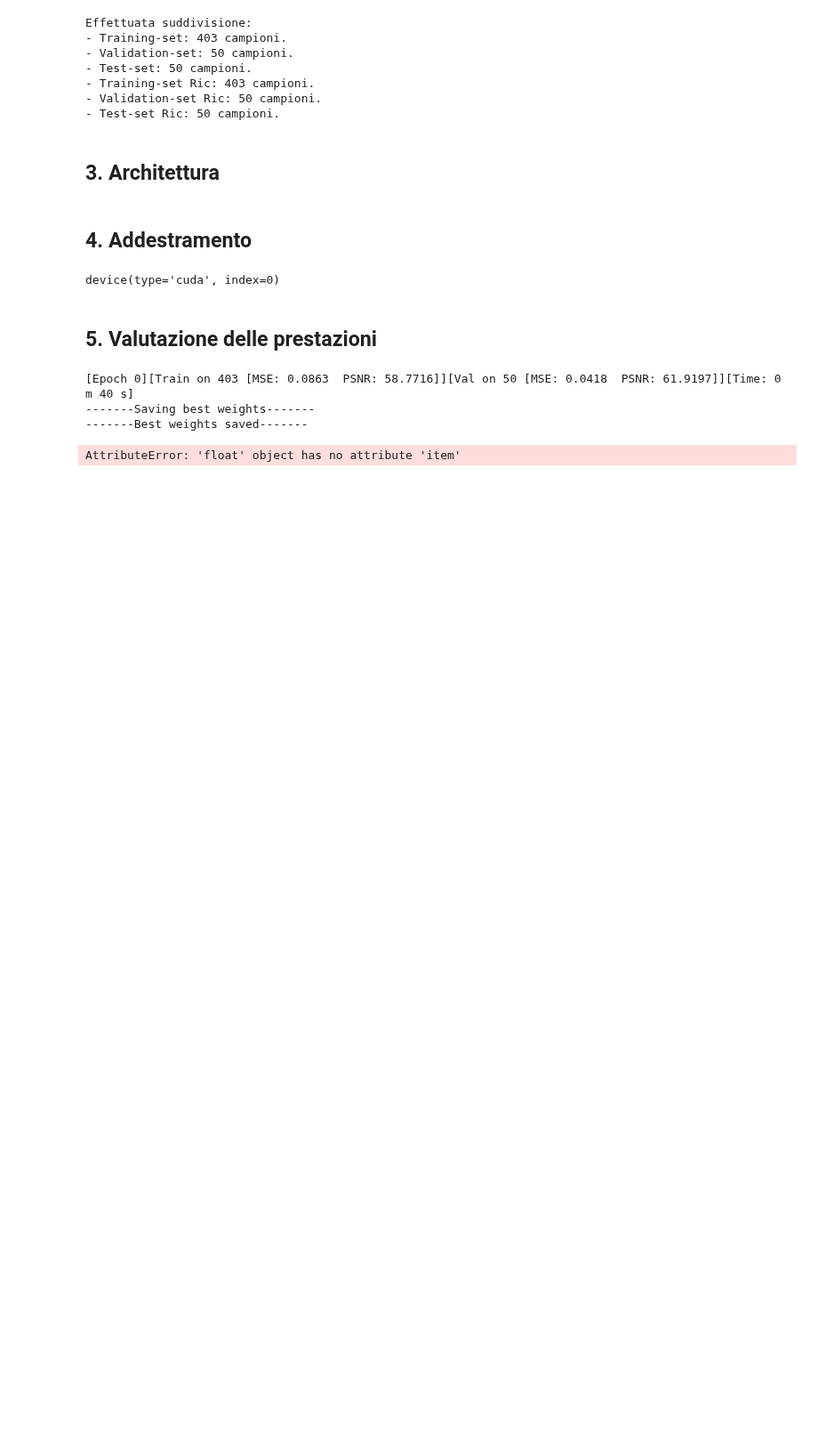
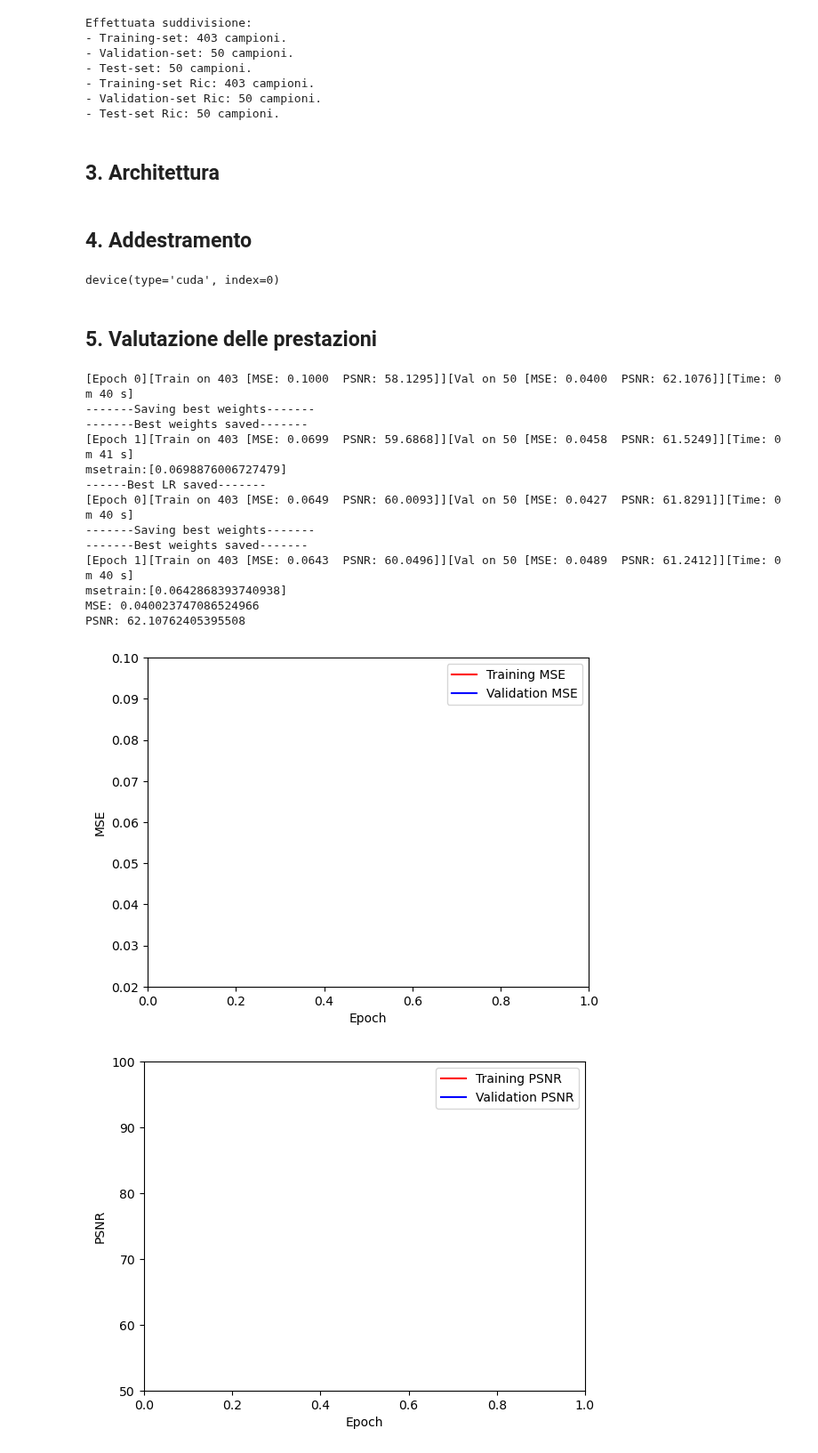
Before and after one commit to Paki64/ESM-SuperResolution, a Jupyter notebook: Notebooks/BaseLine.ipynb, the cells around one changed output. Shown at 89% size. Cells and saved outputs as stored; diff of their text form; code cells hidden in the pictures; blank space fills up the shorter version.

Commit message:
risolvere la visualizzazione

```diff
--- a/Notebooks/BaseLine.ipynb
+++ b/Notebooks/BaseLine.ipynb
@@ -464,3 +474,17 @@ def graphVisualization():
+# %%
+# Pulizia file
+def clean_txt(a,b,c,d):
+    with open(a, "w") as file:
+        file.write("")
+
+    with open(b, "w") as file:
+        file.write("")
+
+    with open(c, "w") as file:
+        file.write("")
+
+    with open(d, "w") as file:
+        file.write("")
 # %%
 # Iper parametri
 #learningRate = 0.0001
@@ -475,34 +499,49 @@ criterion = torch.nn.MSELoss(size_average=None, reduce=None, reduction='mean')
 
 bestMSELr = 9000000000000000000.0              # Miglior MSE tra tutti i learning rate
 bestPSNRLr = -900000000000000000.0             # Miglior PSNR tra tutti i learning rate
 
 weightPath = "best_weights.pth"
 weightPathLr = "best_weights_lr.pth"
 
 for lr in learningRateList:
     optimizer = optim.Adam(model.parameters(), lr=lr)
 
     bestMse = 9000000000000000000.0             # Miglior MSE del singolo learning rate
     bestPsnr = -900000000000000000.0            # Miglior PSNR del singolo learning rate
     bestEpoch = 0
 
     bestMSES, bestPSNRS = training (trainDataload, trainDataloadRic, valDataload, valDataloadRic, numEpoch, model, criterion, optimizer, bestMse, bestPsnr, bestEpoch, weightPath)
 
-    #graphVisualization()
+    graphVisualization()
+
+    # Necessario per cancellare tutto ciò che sta all'interno del file, infatti usando nella funzione di training open(, "a") si appendono
+    # i valori, ma se facessi con "w" sovrascriverei tutto
+    clean_txt("MSETrain.txt", "MSEVal.txt", "PSNRTrain.txt", "PSNRVal.txt")
 
     # Aggiorno i valori di miglior MSE
     if bestMSES < bestMSELr:
         bestMSELr = bestMSES
         bestPSNRLr = bestPSNRS
         # Caricamento dei pesi
         torch.save(model.cpu().state_dict(), weightPathLr)
         print("------Best LR saved-------")
         model.cuda()
 
 print(f"MSE: {bestMSELr}")
-print(f"PSNR: {bestPSNRS}")
+print(f"PSNR: {bestPSNRLr}")
 # %% [output]
-[Epoch 0][Train on 403 [MSE: 0.0863  PSNR: 58.7716]][Val on 50 [MSE: 0.0418  PSNR: 61.9197]][Time: 0 m 40 s]
+[Epoch 0][Train on 403 [MSE: 0.1000  PSNR: 58.1295]][Val on 50 [MSE: 0.0400  PSNR: 62.1076]][Time: 0 m 40 s]
 -------Saving best weights-------
 -------Best weights saved-------
+[Epoch 1][Train on 403 [MSE: 0.0699  PSNR: 59.6868]][Val on 50 [MSE: 0.0458  PSNR: 61.5249]][Time: 0 m 41 s]
+msetrain:[0.0698876006727479]
+------Best LR saved-------
+[Epoch 0][Train on 403 [MSE: 0.0649  PSNR: 60.0093]][Val on 50 [MSE: 0.0427  PSNR: 61.8291]][Time: 0 m 40 s]
+-------Saving best weights-------
+-------Best weights saved-------
+[Epoch 1][Train on 403 [MSE: 0.0643  PSNR: 60.0496]][Val on 50 [MSE: 0.0489  PSNR: 61.2412]][Time: 0 m 40 s]
+msetrain:[0.0642868393740938]
+MSE: 0.040023747086524966
+PSNR: 62.10762405395508
-AttributeError: 'float' object has no attribute 'item'
+[figure, added]
+[figure, added]
```
Also changed, not shown: parts of 3 cells of this notebook.
